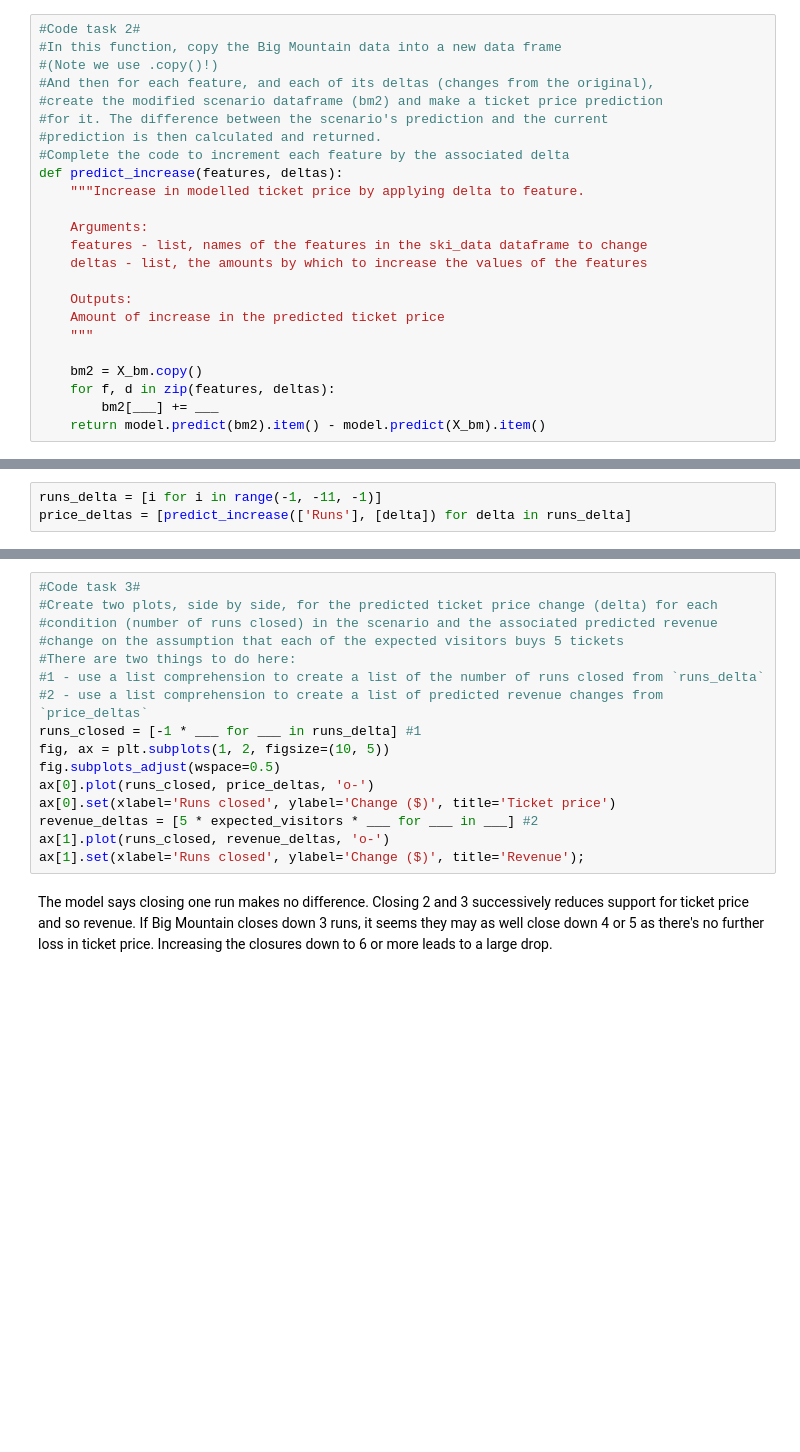
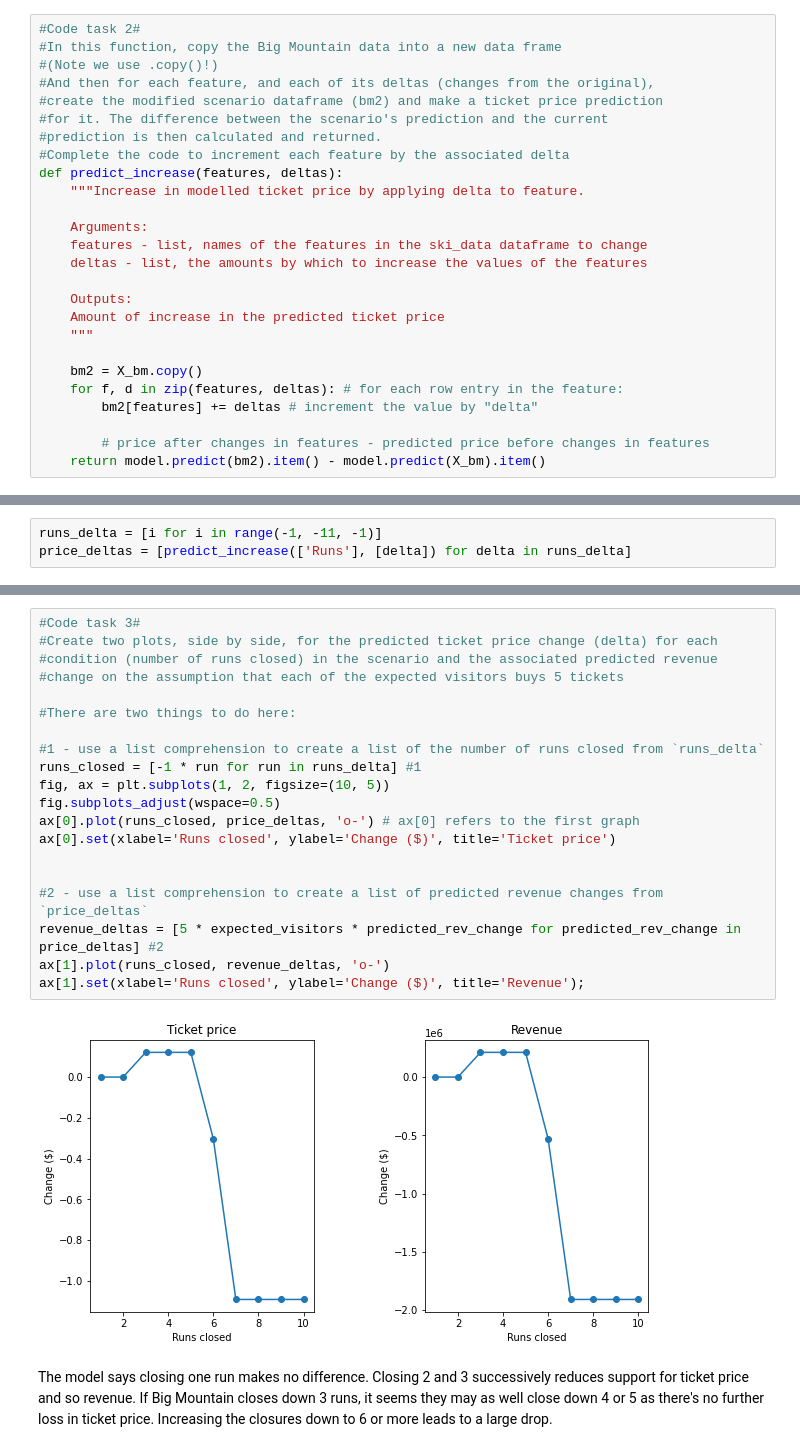
Before and after one commit to freecode23/DataScienceGuidedCapstone, a Jupyter notebook: Step Five - Modeling/05_modeling.ipynb, the cells around one changed output, grey strips where cells are left out. Cells and saved outputs as stored; diff of their text form; blank space fills up the shorter version.

```diff
--- a/Step Five - Modeling/05_modeling.ipynb
+++ b/Step Five - Modeling/05_modeling.ipynb
@@ -310,8 +350,10 @@ def predict_increase(features, deltas):
     """
 
     bm2 = X_bm.copy()
-    for f, d in zip(features, deltas):
-        bm2[___] += ___
+    for f, d in zip(features, deltas): # for each row entry in the feature:
+        bm2[features] += deltas # increment the value by "delta"
+
+        # price after changes in features - predicted price before changes in features
     return model.predict(bm2).item() - model.predict(X_bm).item()
 # %% [markdown]
 ### 5.9.1 Scenario 1<a id='5.9.1_Scenario_1'></a>
@@ -340,19 +388,25 @@ price_deltas
 # %%
 #Code task 3#
 #Create two plots, side by side, for the predicted ticket price change (delta) for each
 #condition (number of runs closed) in the scenario and the associated predicted revenue
 #change on the assumption that each of the expected visitors buys 5 tickets
+
 #There are two things to do here:
+
 #1 - use a list comprehension to create a list of the number of runs closed from `runs_delta`
-#2 - use a list comprehension to create a list of predicted revenue changes from `price_deltas`
-runs_closed = [-1 * ___ for ___ in runs_delta] #1
+runs_closed = [-1 * run for run in runs_delta] #1
 fig, ax = plt.subplots(1, 2, figsize=(10, 5))
 fig.subplots_adjust(wspace=0.5)
-ax[0].plot(runs_closed, price_deltas, 'o-')
+ax[0].plot(runs_closed, price_deltas, 'o-') # ax[0] refers to the first graph
 ax[0].set(xlabel='Runs closed', ylabel='Change ($)', title='Ticket price')
-revenue_deltas = [5 * expected_visitors * ___ for ___ in ___] #2
+
+
+#2 - use a list comprehension to create a list of predicted revenue changes from `price_deltas`
+revenue_deltas = [5 * expected_visitors * predicted_rev_change for predicted_rev_change in price_deltas] #2
 ax[1].plot(runs_closed, revenue_deltas, 'o-')
 ax[1].set(xlabel='Runs closed', ylabel='Change ($)', title='Revenue');
+# %% [output]
+[figure, added]
 # %% [markdown]
 The model says closing one run makes no difference. Closing 2 and 3 successively reduces support for ticket price and so revenue. If Big Mountain closes down 3 runs, it seems they may as well close down 4 or 5 as there's no further loss in ticket price. Increasing the closures down to 6 or more leads to a large drop.
 # %% [markdown]
```
Also changed, not shown: parts of 35 cells of this notebook, 2 other files.
